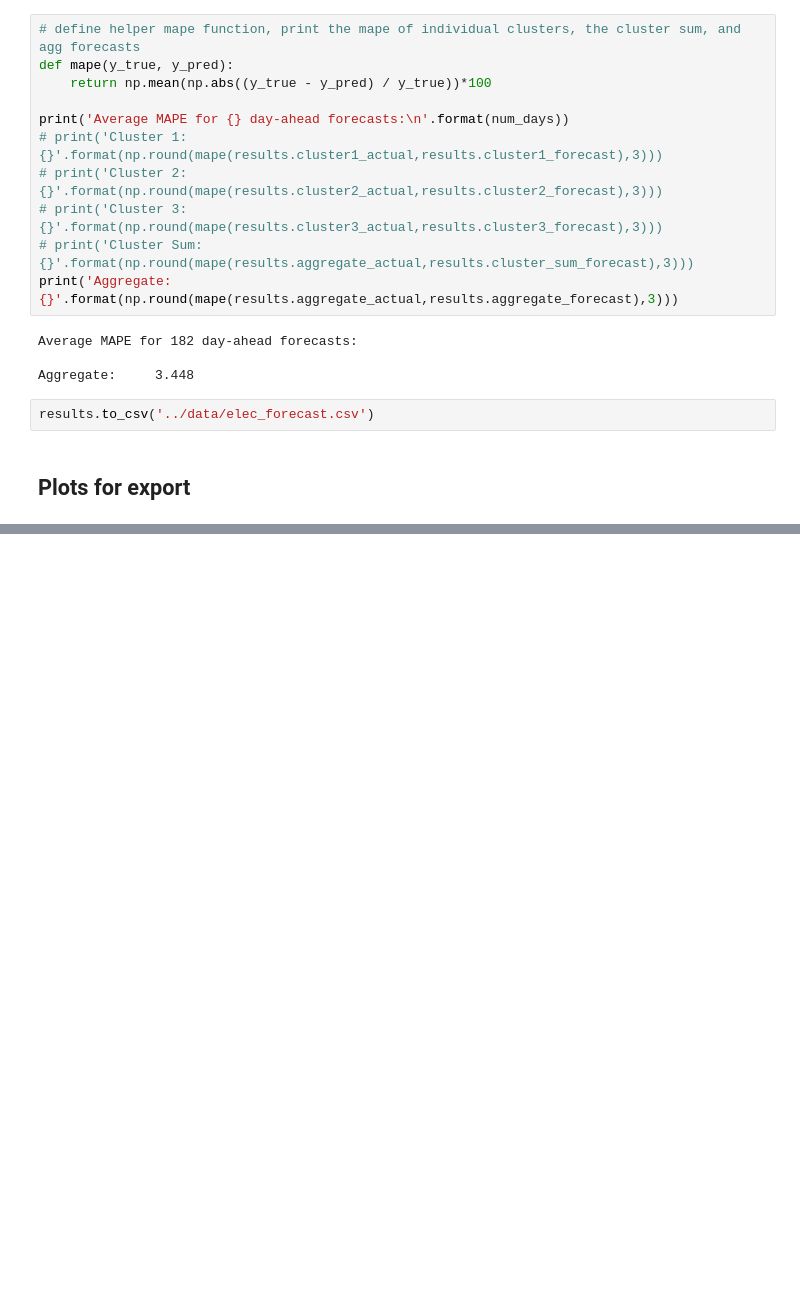
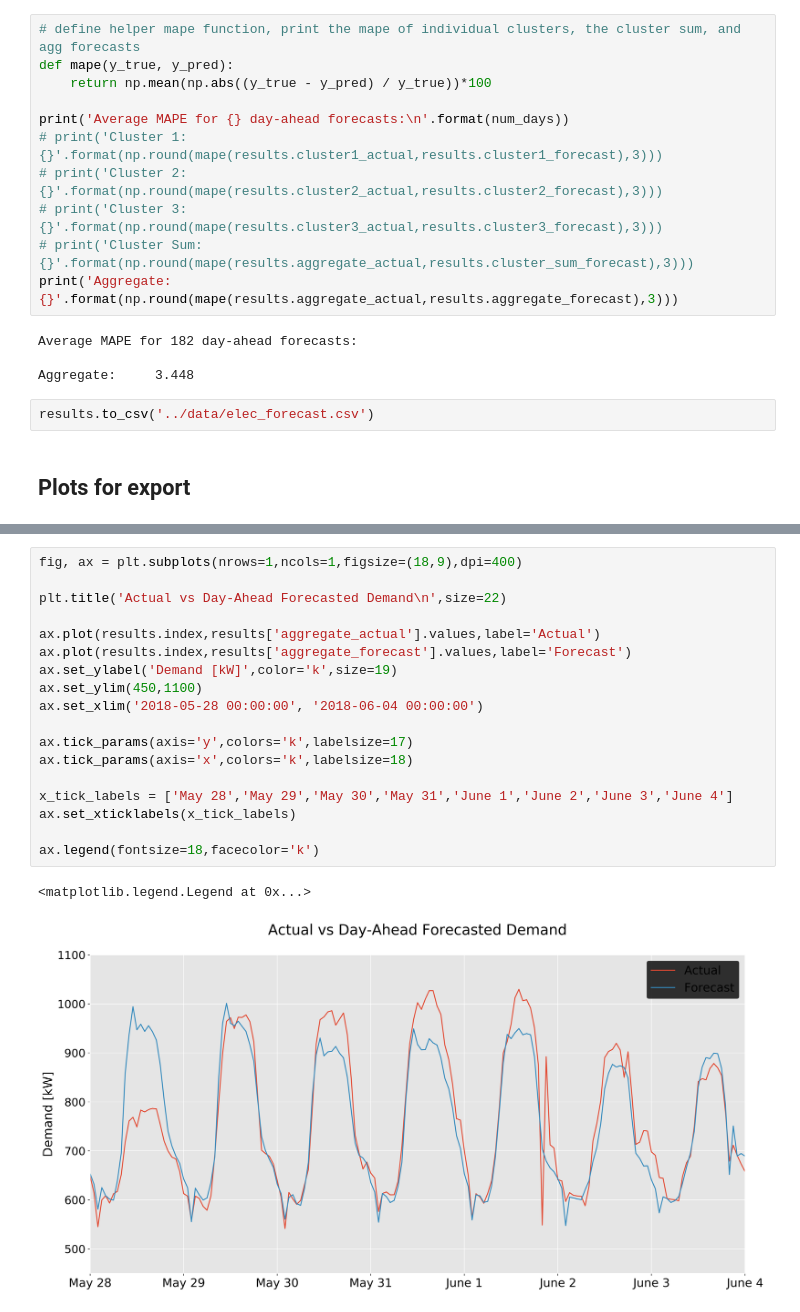
Before and after one commit to kevinkoste/university-load-forecasting, a Jupyter notebook: prediction/SARIMA.ipynb, the cells around one changed output, grey strips where cells are left out. Drawn from its saved outputs; the diff is of its cells as text; blank space fills up the shorter version.

```diff
--- a/prediction/SARIMA.ipynb
+++ b/prediction/SARIMA.ipynb
@@ -198,0 +245,21 @@ results['cluster3_forecast'].plot()
+# %%
+fig, ax = plt.subplots(nrows=1,ncols=1,figsize=(18,9),dpi=400)
+
+plt.title('Actual vs Day-Ahead Forecasted Demand\n',size=22)
+
+ax.plot(results.index,results['aggregate_actual'].values,label='Actual')
+ax.plot(results.index,results['aggregate_forecast'].values,label='Forecast')
+ax.set_ylabel('Demand [kW]',color='k',size=19)
+ax.set_ylim(450,1100)
+ax.set_xlim('2018-05-28 00:00:00', '2018-06-04 00:00:00')
+
+ax.tick_params(axis='y',colors='k',labelsize=17)
+ax.tick_params(axis='x',colors='k',labelsize=18)
+
+x_tick_labels = ['May 28','May 29','May 30','May 31','June 1','June 2','June 3','June 4']
+ax.set_xticklabels(x_tick_labels)
+
+ax.legend(fontsize=18,facecolor='k')
+# %% [output]
+<matplotlib.legend.Legend at 0x...>
+[figure, added]
```
Also changed, not shown: parts of 3 cells of this notebook, 3 other files.
